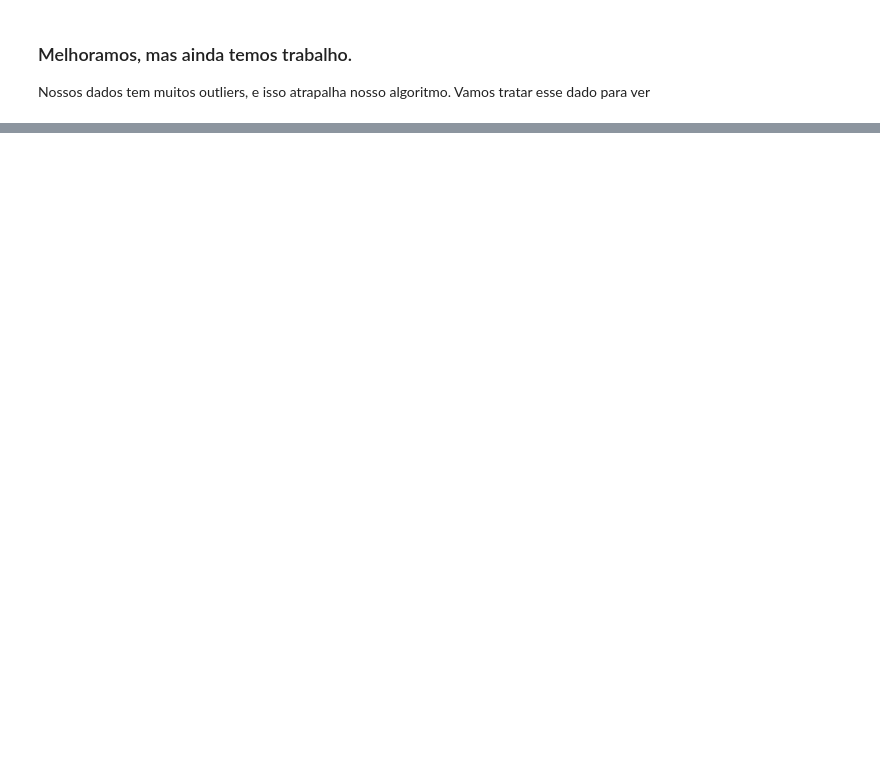
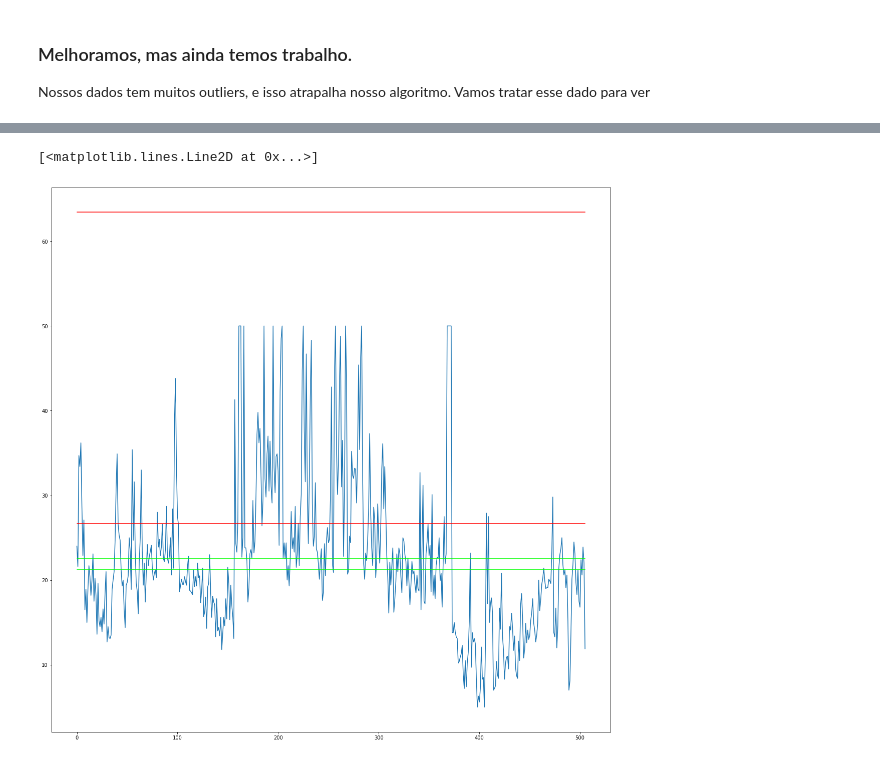
Before and after one commit to tarsisazevedo/pybr-tutorial, a Jupyter notebook: Exploratory Analysis.ipynb, the cells around one changed output, grey strips where cells are left out. Drawn from its saved outputs; the diff is of its cells as text; code cells hidden in the pictures; blank space fills up the shorter version.

```diff
--- a/Exploratory Analysis.ipynb
+++ b/Exploratory Analysis.ipynb
@@ -390,0 +440,15 @@ Nossos dados tem muitos outliers, e isso atrapalha nosso algoritmo. Vamos tratar
+# %%
+pyplot.figure(figsize=(20, 20))
+x = list(range(len(boston_df.rm)))
+y_mean = [y.mean()] * len(y)
+y_median = [numpy.median(y)] * len(y)
+y_std_positive = [(y.mean() + y.std()) * 2] * len(y)
+y_std_negative = [(y.mean() - y.std()) * 2] * len(y)
+pyplot.plot(x, y)
+pyplot.plot(y_mean, color="#00ff00")
+pyplot.plot(y_median, color="#00ff00")
+pyplot.plot(y_std_positive, color="#ff0000")
+pyplot.plot(y_std_negative, color="#ff0000")
+# %% [output]
+[<matplotlib.lines.Line2D at 0x...>]
+[figure, added]
```
Also changed, not shown: parts of 21 cells of this notebook, 1 other file.
